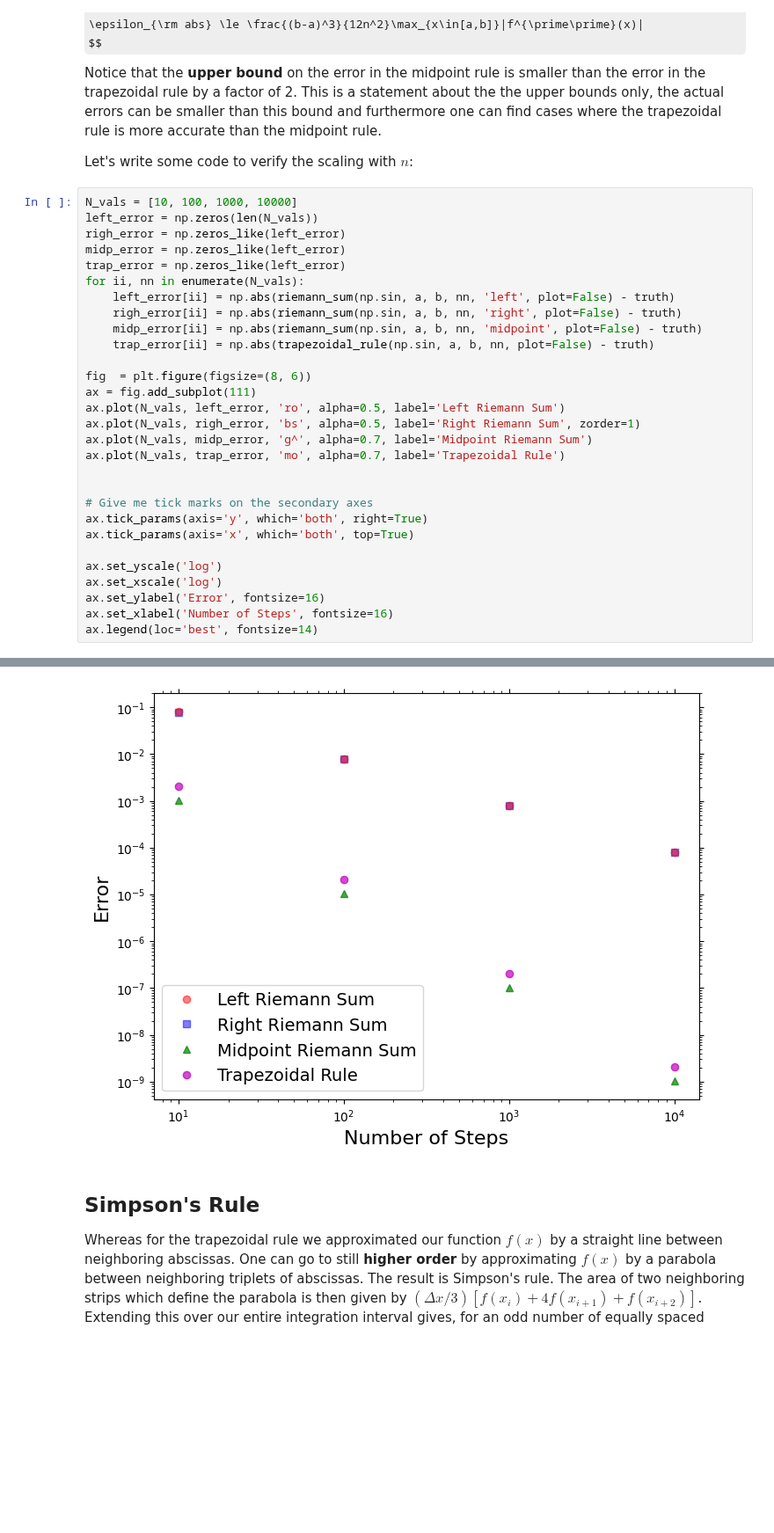
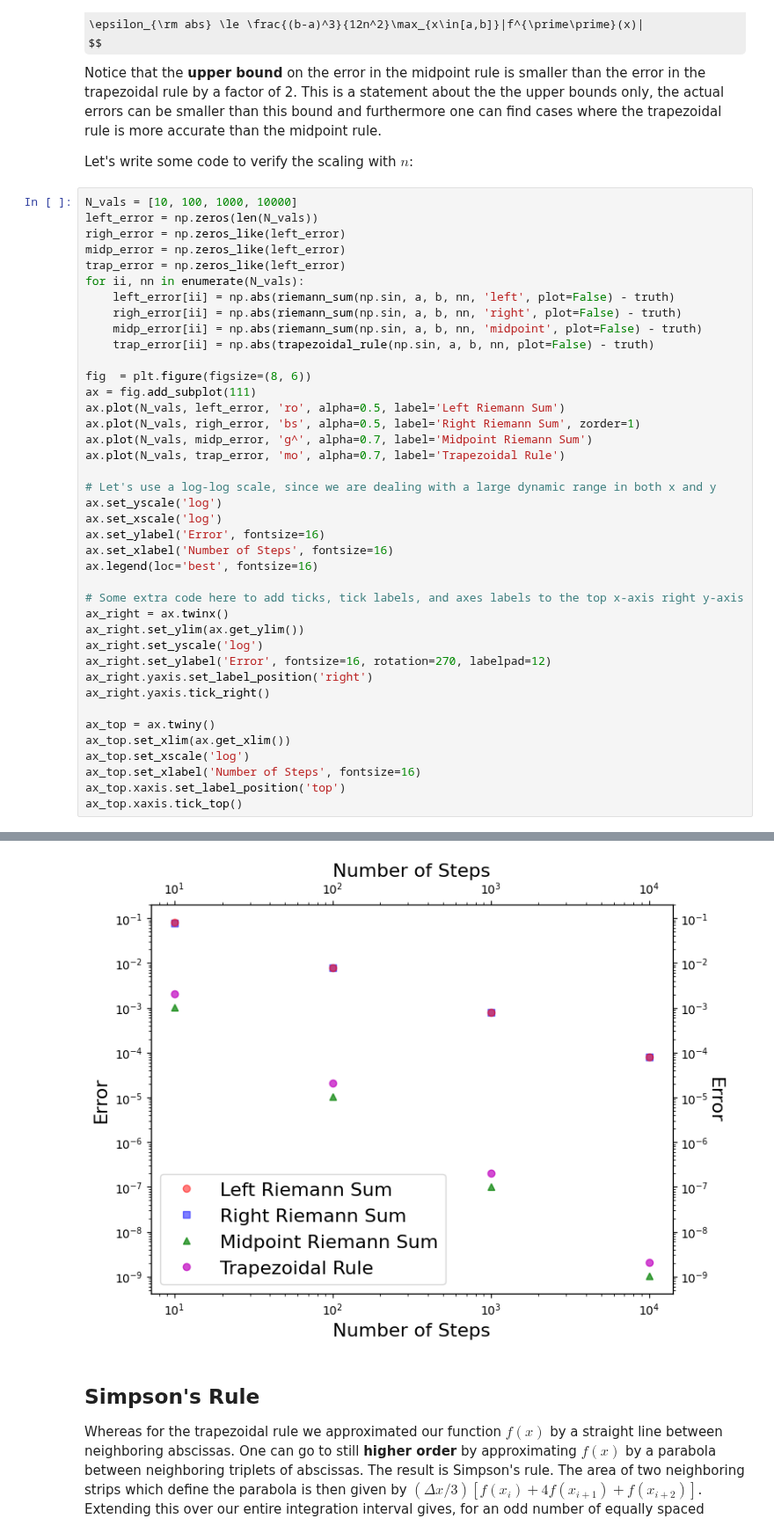
Before and after one commit to enigma-igm/Phys29, a Jupyter notebook: Phys29/lectures/Week6/02_integration.ipynb, the cells around one changed output, grey strips where cells are left out. Shown at 88% size. Saved outputs shown, nothing was run; the diff lists cells and outputs as text; some formulas as TeX source; blank space fills up the shorter version.

```diff
--- a/Phys29/lectures/Week6/02_integration.ipynb
+++ b/Phys29/lectures/Week6/02_integration.ipynb
@@ -324,14 +324,25 @@ ax.plot(N_vals, righ_error, 'bs', alpha=0.5, label='Right Riemann Sum', zorder=1
 ax.plot(N_vals, midp_error, 'g^', alpha=0.7, label='Midpoint Riemann Sum')
 ax.plot(N_vals, trap_error, 'mo', alpha=0.7, label='Trapezoidal Rule')
 
-
-# Give me tick marks on the secondary axes
-ax.tick_params(axis='y', which='both', right=True)
-ax.tick_params(axis='x', which='both', top=True)
-
+# Let's use a log-log scale, since we are dealing with a large dynamic range in both x and y
 ax.set_yscale('log')
 ax.set_xscale('log')
 ax.set_ylabel('Error', fontsize=16)
 ax.set_xlabel('Number of Steps', fontsize=16)
-ax.legend(loc='best', fontsize=14)
+ax.legend(loc='best', fontsize=16)
+
+# Some extra code here to add ticks, tick labels, and axes labels to the top x-axis right y-axis
+ax_right = ax.twinx()
+ax_right.set_ylim(ax.get_ylim())
+ax_right.set_yscale('log')
+ax_right.set_ylabel('Error', fontsize=16, rotation=270, labelpad=12)
+ax_right.yaxis.set_label_position('right')
+ax_right.yaxis.tick_right()
+
+ax_top = ax.twiny()
+ax_top.set_xlim(ax.get_xlim())
+ax_top.set_xscale('log')
+ax_top.set_xlabel('Number of Steps', fontsize=16)
+ax_top.xaxis.set_label_position('top')
+ax_top.xaxis.tick_top()
 # %% [output]
@@ -339,4 +349,4 @@ ax.legend(loc='best', fontsize=14)
-[figure, old version]
+[figure, new version]
 # %% [markdown]
 ## Simpson's Rule
 
```
Also changed, not shown: parts of 1 cell of this notebook.
